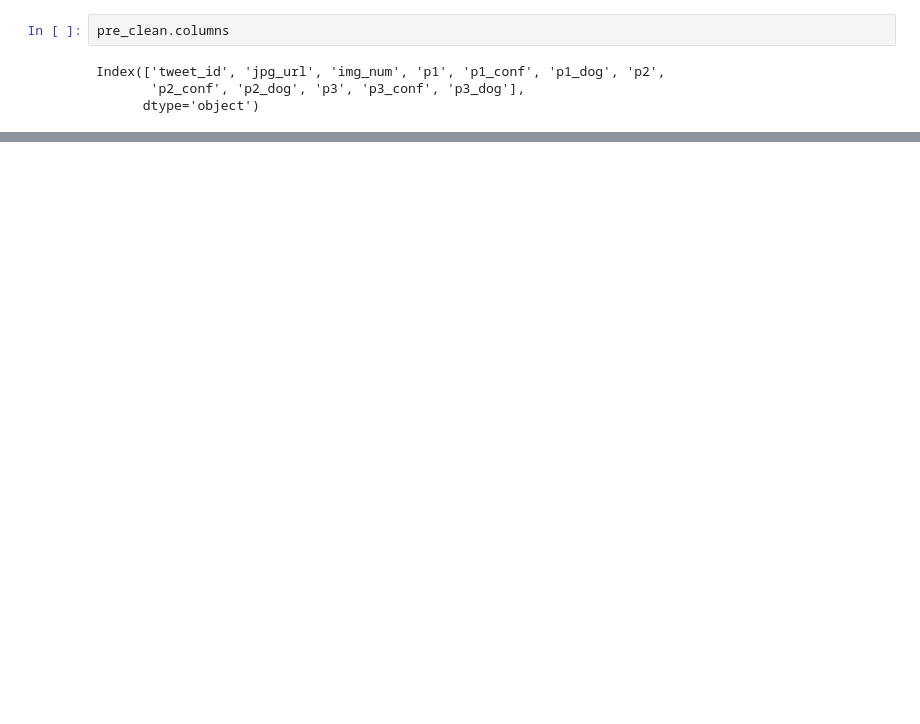
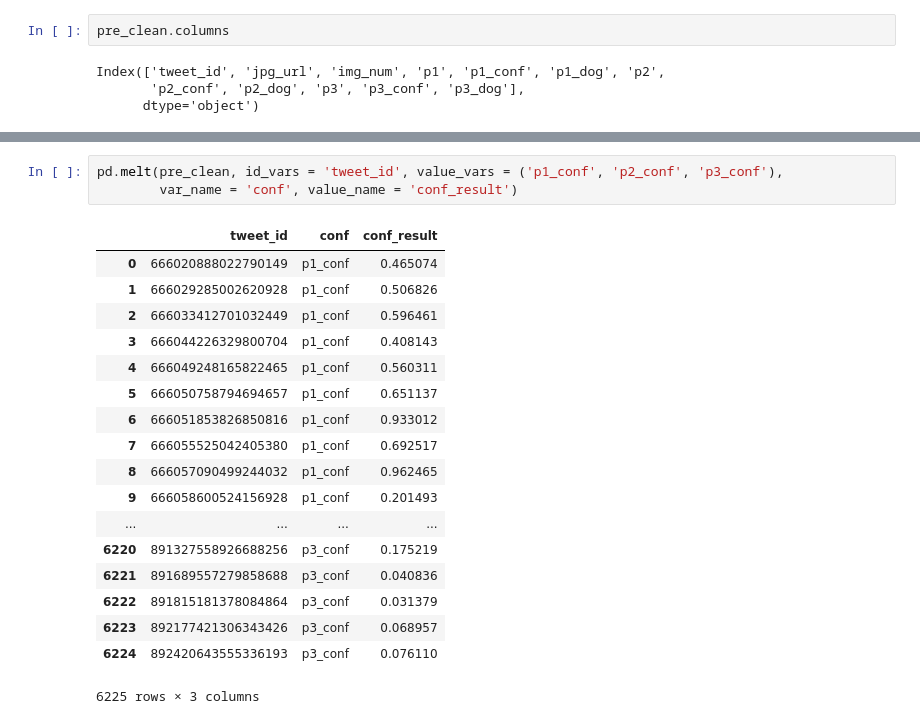
Before and after one commit to Noah-Zheng/DataWrangling_Project, a Jupyter notebook: Untitled.ipynb, the cells around one changed output, grey strips where cells are left out. Drawn from its saved outputs; the diff is of its cells as text; blank space fills up the shorter version.

```diff
--- a/Untitled.ipynb
+++ b/Untitled.ipynb
@@ -71,0 +153,22 @@ Index(['tweet_id', 'jpg_url', 'img_num', 'p1', 'p1_conf', 'p1_dog', 'p2',
+# %%
+pd.melt(pre_clean, id_vars = 'tweet_id', value_vars = ('p1_conf', 'p2_conf', 'p3_conf'),
+        var_name = 'conf', value_name = 'conf_result')
+# %% [output]
+|  | tweet_id | conf | conf_result |
+| 0 | 666020888022790149 | p1_conf | 0.465074 |
+| 1 | 666029285002620928 | p1_conf | 0.506826 |
+| 2 | 666033412701032449 | p1_conf | 0.596461 |
+| 3 | 666044226329800704 | p1_conf | 0.408143 |
+| 4 | 666049248165822465 | p1_conf | 0.560311 |
+| 5 | 666050758794694657 | p1_conf | 0.651137 |
+| 6 | 666051853826850816 | p1_conf | 0.933012 |
+| 7 | 666055525042405380 | p1_conf | 0.692517 |
+| 8 | 666057090499244032 | p1_conf | 0.962465 |
+| 9 | 666058600524156928 | p1_conf | 0.201493 |
+| ... | ... | ... | ... |
+| 6220 | 891327558926688256 | p3_conf | 0.175219 |
+| 6221 | 891689557279858688 | p3_conf | 0.040836 |
+| 6222 | 891815181378084864 | p3_conf | 0.031379 |
+| 6223 | 892177421306343426 | p3_conf | 0.068957 |
+| 6224 | 892420643555336193 | p3_conf | 0.076110 |
+6225 rows × 3 columns
```
Also changed, not shown: parts of 14 cells of this notebook.
